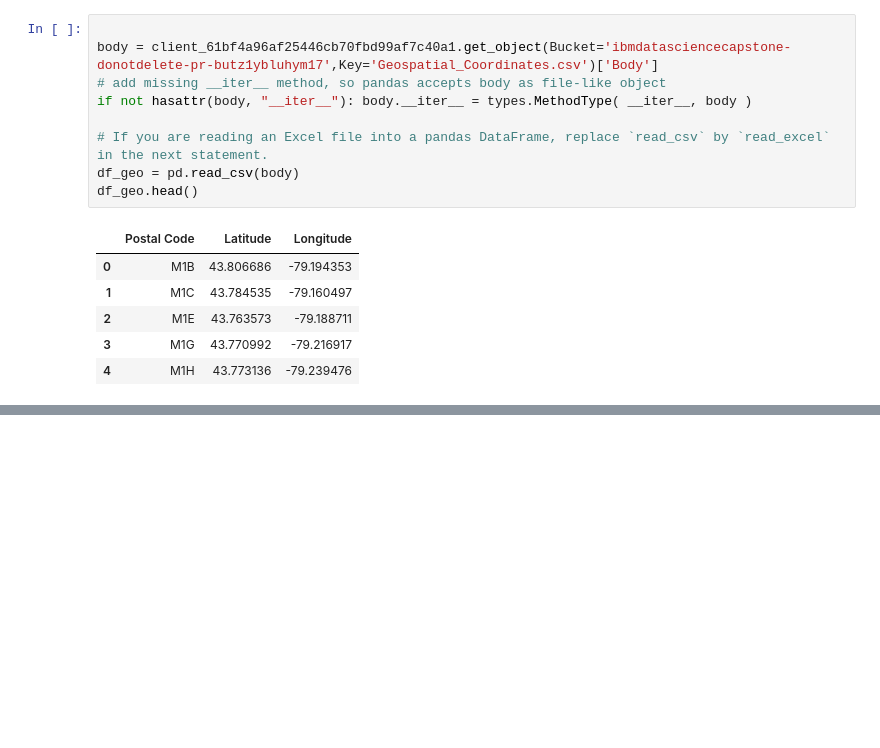
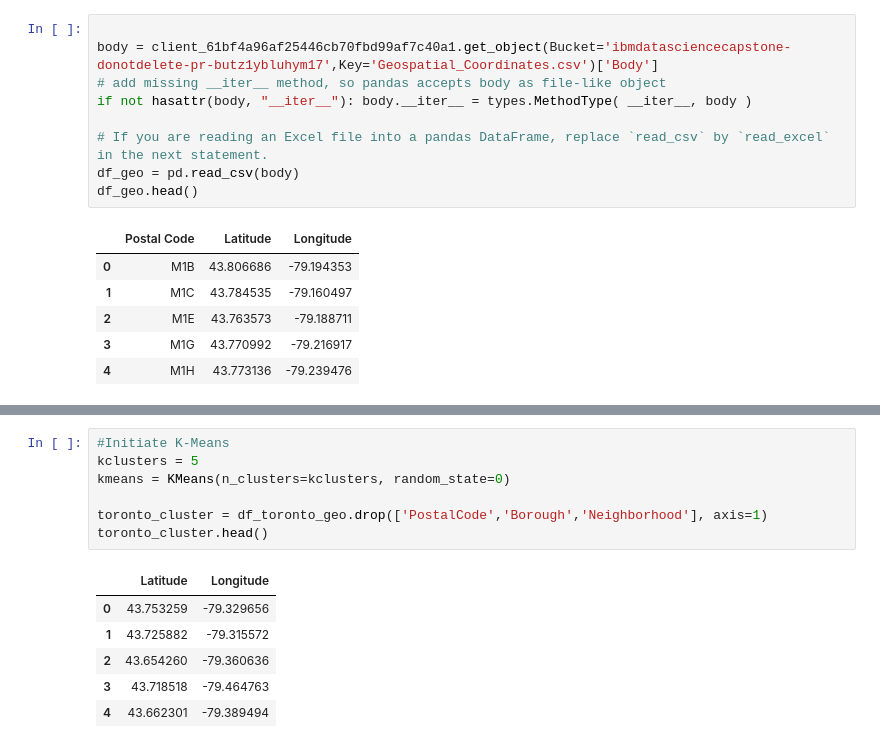
Before and after one commit to filcoutinho/Coursera_Capstone, a Jupyter notebook: Toronto Neighborhood Clustering.ipynb, the cells around one changed output, grey strips where cells are left out. Drawn from its saved outputs; the diff is of its cells as text; blank space fills up the shorter version.

```diff
--- a/Toronto Neighborhood Clustering.ipynb
+++ b/Toronto Neighborhood Clustering.ipynb
@@ -104,0 +101,14 @@ df_toronto_geo.head()
+# %%
+#Initiate K-Means
+kclusters = 5
+kmeans = KMeans(n_clusters=kclusters, random_state=0)
+
+toronto_cluster = df_toronto_geo.drop(['PostalCode','Borough','Neighborhood'], axis=1)
+toronto_cluster.head()
+# %% [output]
+|  | Latitude | Longitude |
+| 0 | 43.753259 | -79.329656 |
+| 1 | 43.725882 | -79.315572 |
+| 2 | 43.654260 | -79.360636 |
+| 3 | 43.718518 | -79.464763 |
+| 4 | 43.662301 | -79.389494 |
```
Also changed, not shown: parts of 10 cells of this notebook.
